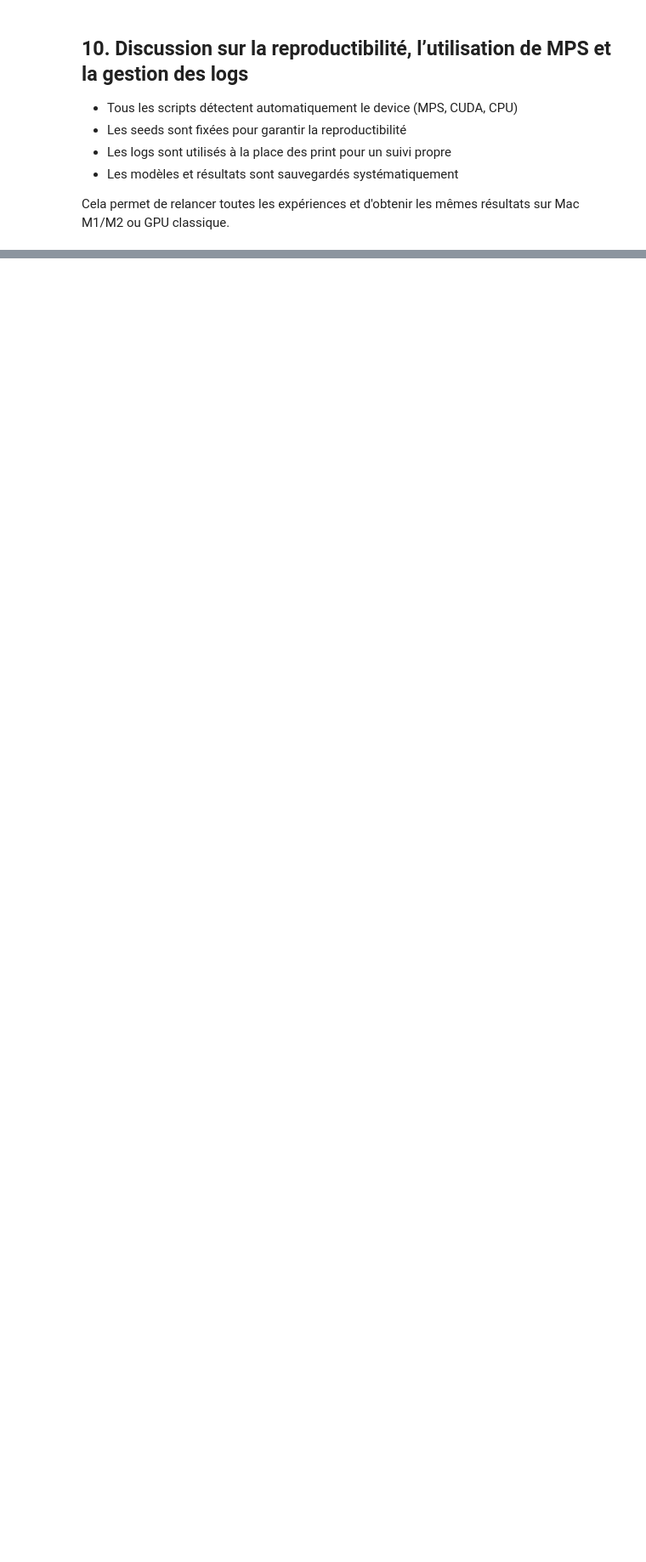
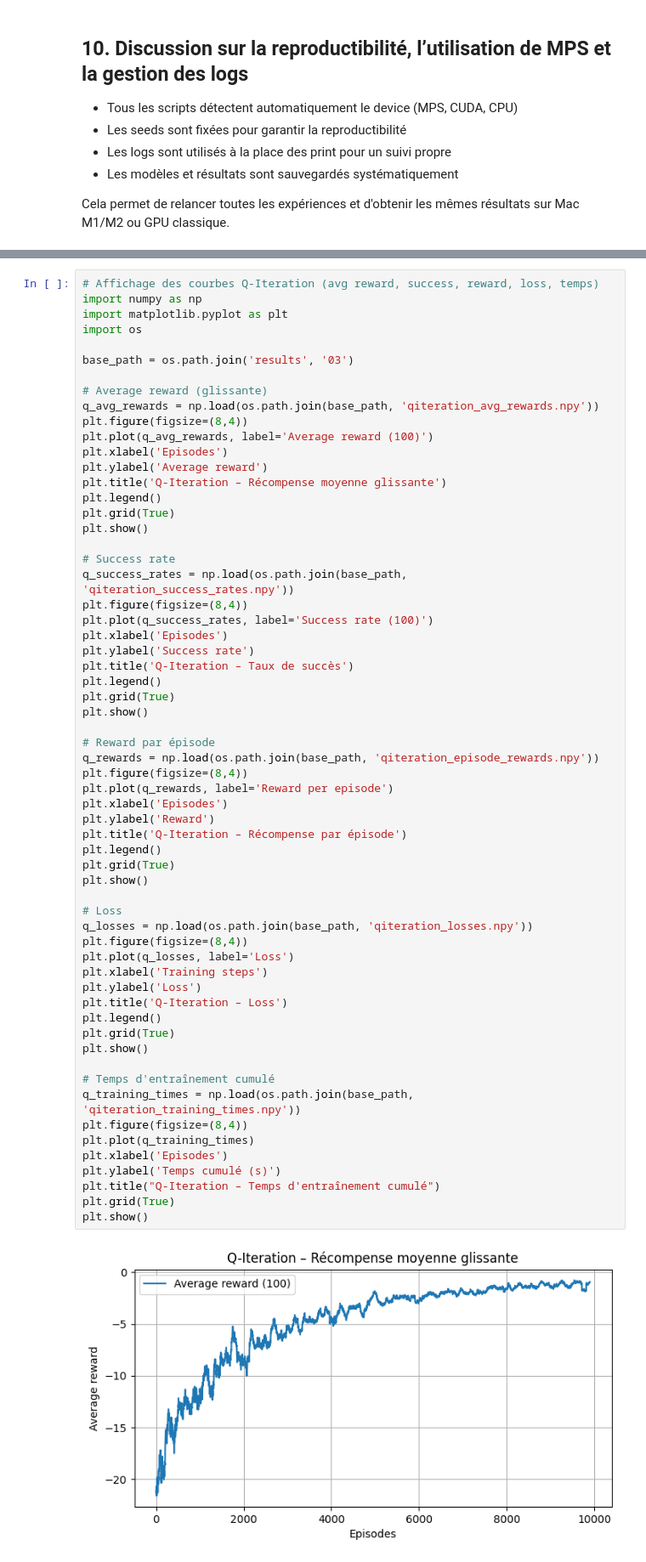
Before and after one commit to Manon-LV/MiniProjet, a Jupyter notebook: mini_projet_final_report.ipynb, the cells around one changed output, grey strips where cells are left out. Shown at 85% size. Saved outputs shown, nothing was run; the diff lists cells and outputs as text; blank space fills up the shorter version.

Commit message:
ajout tests qiterations

```diff
--- a/mini_projet_final_report.ipynb
+++ b/mini_projet_final_report.ipynb
@@ -426,0 +445,63 @@ Cela permet de relancer toutes les expériences et d'obtenir les mêmes résulta
+# %%
+# Affichage des courbes Q-Iteration (avg reward, success, reward, loss, temps)
+import numpy as np
+import matplotlib.pyplot as plt
+import os
+
+base_path = os.path.join('results', '03')
+
+# Average reward (glissante)
+q_avg_rewards = np.load(os.path.join(base_path, 'qiteration_avg_rewards.npy'))
+plt.figure(figsize=(8,4))
+plt.plot(q_avg_rewards, label='Average reward (100)')
+plt.xlabel('Episodes')
+plt.ylabel('Average reward')
+plt.title('Q-Iteration – Récompense moyenne glissante')
+plt.legend()
+plt.grid(True)
+plt.show()
+
+# Success rate
+q_success_rates = np.load(os.path.join(base_path, 'qiteration_success_rates.npy'))
+plt.figure(figsize=(8,4))
+plt.plot(q_success_rates, label='Success rate (100)')
+plt.xlabel('Episodes')
+plt.ylabel('Success rate')
+plt.title('Q-Iteration – Taux de succès')
+plt.legend()
+plt.grid(True)
+plt.show()
+
+# Reward par épisode
+q_rewards = np.load(os.path.join(base_path, 'qiteration_episode_rewards.npy'))
+plt.figure(figsize=(8,4))
+plt.plot(q_rewards, label='Reward per episode')
+plt.xlabel('Episodes')
+plt.ylabel('Reward')
+plt.title('Q-Iteration – Récompense par épisode')
+plt.legend()
+plt.grid(True)
+plt.show()
+
+# Loss
+q_losses = np.load(os.path.join(base_path, 'qiteration_losses.npy'))
+plt.figure(figsize=(8,4))
+plt.plot(q_losses, label='Loss')
+plt.xlabel('Training steps')
+plt.ylabel('Loss')
+plt.title('Q-Iteration – Loss')
+plt.legend()
+plt.grid(True)
+plt.show()
+
+# Temps d'entraînement cumulé
+q_training_times = np.load(os.path.join(base_path, 'qiteration_training_times.npy'))
+plt.figure(figsize=(8,4))
+plt.plot(q_training_times)
+plt.xlabel('Episodes')
+plt.ylabel('Temps cumulé (s)')
+plt.title("Q-Iteration – Temps d'entraînement cumulé")
+plt.grid(True)
+plt.show()
+# %% [output]
+[figure, added]
```
Also changed, not shown: parts of 4 cells of this notebook, 10 other files.
